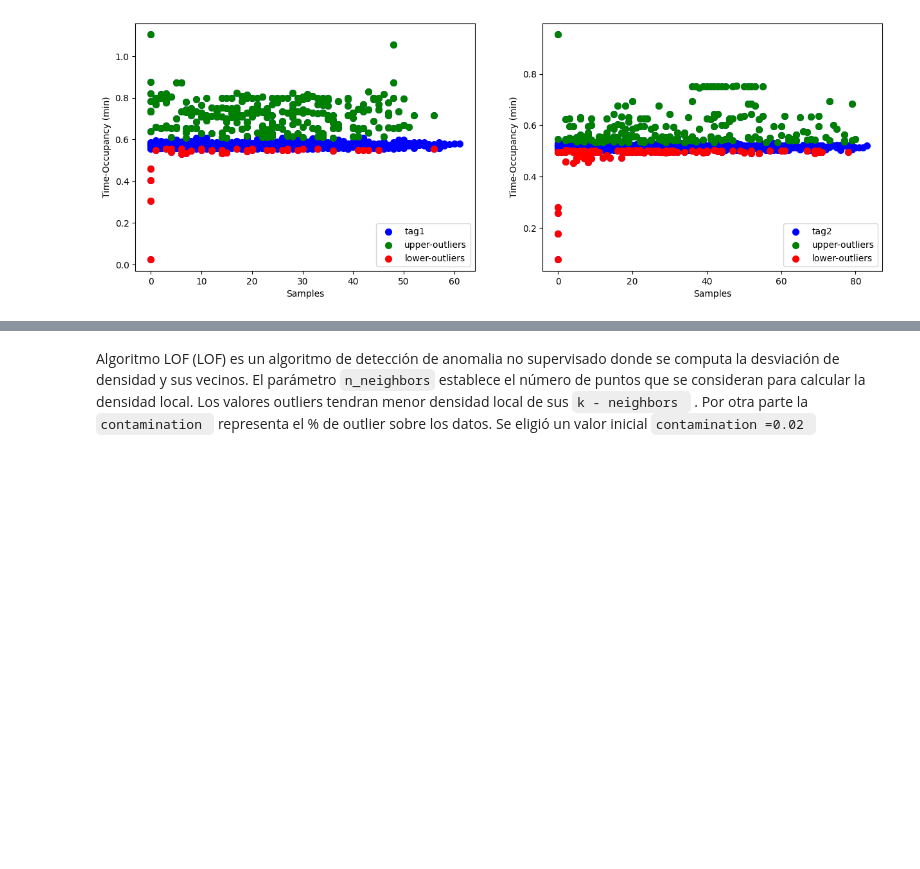
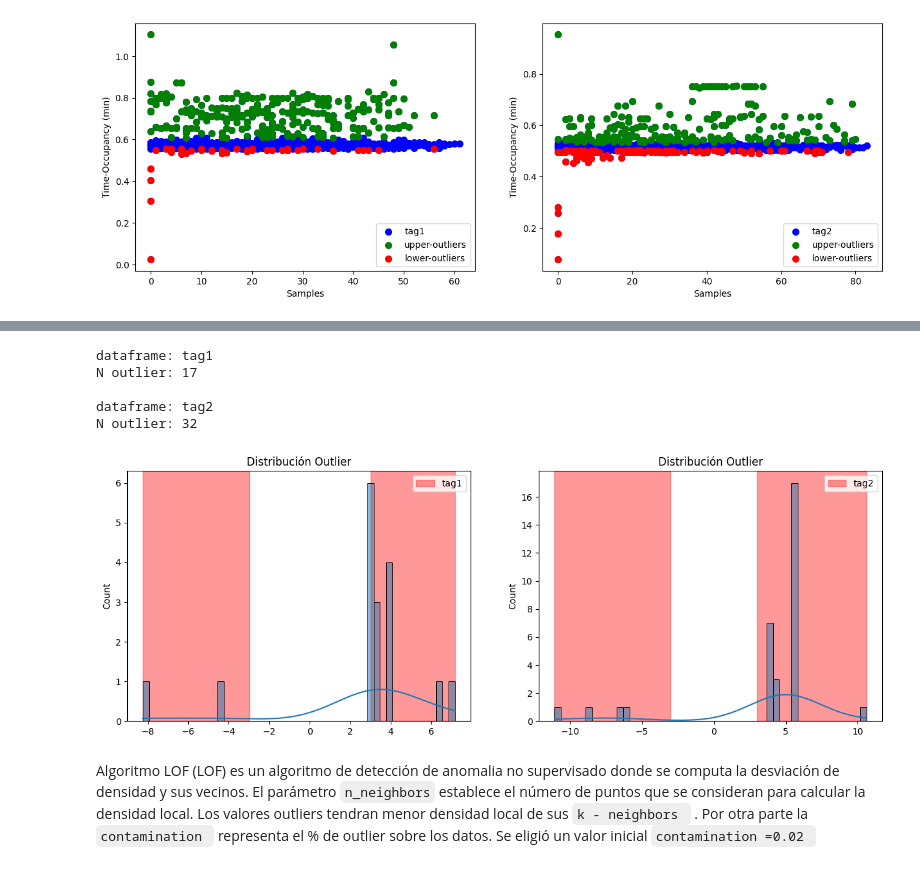
Before and after one commit to darwin1k/metroOccupancy, a Jupyter notebook: EDAcomplete.ipynb, the cells around one changed output, grey strips where cells are left out. Cells and saved outputs as stored; diff of their text form; code cells hidden in the pictures; blank space fills up the shorter version.

Commit message:
agregue zscore analisis

```diff
--- a/EDAcomplete.ipynb
+++ b/EDAcomplete.ipynb
@@ -317,3 +335,44 @@ valor min: 0.5033699583333334, valor max: 0.5302520249999999
+# %%
+# Función para calcular Z-score
+
+def calculo_zscore(datos_X, col,ntag):
+    outliers=[]
+    zscores = []
+    level_corte = 3
+    mean = np.mean(datos_X[col])
+    std = np.std(datos_X[col])
+    for x in datos_X[col]:
+        zscore_x = (x-mean)/std
+        zscores.append(zscore_x)
+        #si es |x| >3 -> outliers
+        if(np.abs(zscore_x) > level_corte):
+           outliers.append(zscore_x)
+        #se muestran los niveles min y max
+    print(f'\ndataframe: {ntag}')
+    print(f'N outlier: {len(outliers)}')
+    return [outliers,zscores]
+# %%
+# lista de dataFrames a graficar
+lista_datos = [data1, data2]
+tags = ['tag1', 'tag2']
+
+
+fig, axes = plt.subplots(1, 2, figsize=(15,5))
+
+for ax, datos, xtag in zip(axes, lista_datos, tags):
+    z_scores = calculo_zscore(datos,'minutes',xtag)
+    ax.axvspan(xmin = 3 ,xmax= max(z_scores[1]),alpha=0.4, color='red')
+    ax.axvspan(xmin = min(z_scores[1]) ,xmax= -3,alpha=0.4, color='red')
+    sns.histplot(z_scores[0], bins= 50, kde=True, ax=ax)
+    ax.legend([xtag], loc="upper right")
+    ax.set_title('Distribución Outlier')
+# %% [output]
+dataframe: tag1
+N outlier: 17
+
+dataframe: tag2
+N outlier: 32
+[figure, added]
 # %% [markdown]
 Algoritmo LOF
 (LOF) es un algoritmo de detección de anomalia no supervisado donde se computa la desviación de densidad y sus vecinos.
```
Also changed, not shown: parts of 4 cells of this notebook.
